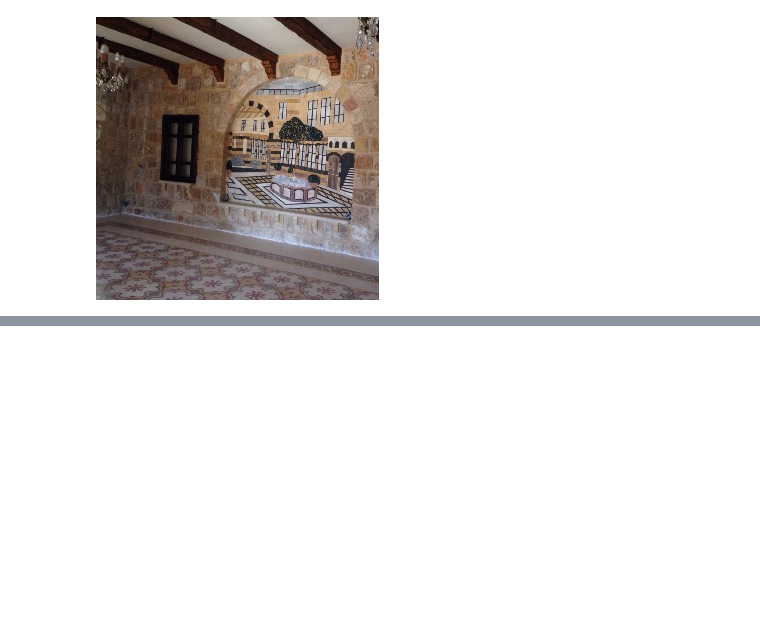
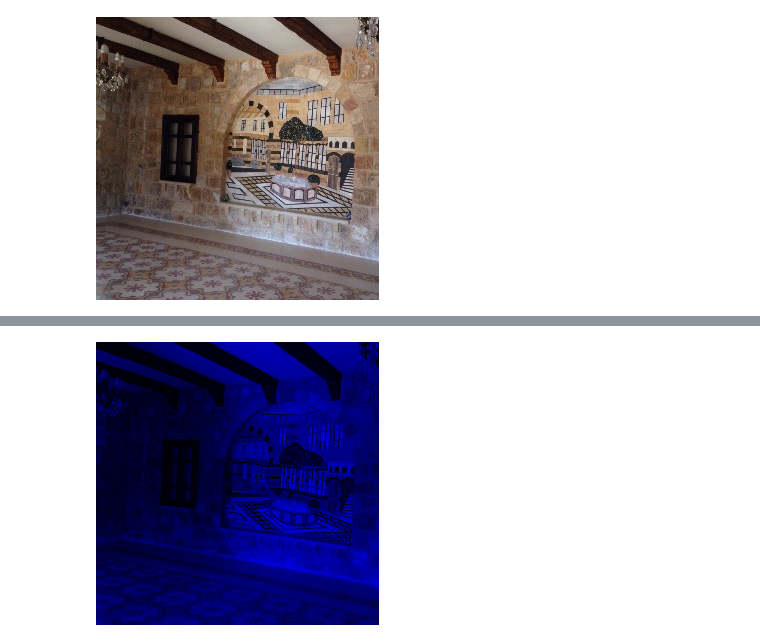
Before and after one commit to amansharma2910/DataScience, a Jupyter notebook: PracticeBooks/02_linear_algebra_julia.ipynb, the cells around one changed output, grey strips where cells are left out. Cells and saved outputs as stored; diff of their text form; code cells hidden in the pictures; blank space fills up the shorter version.

```diff
--- a/PracticeBooks/02_linear_algebra_julia.ipynb
+++ b/PracticeBooks/02_linear_algebra_julia.ipynb
@@ -343,0 +409,5 @@ X = load("./data/khiam-small.jpg")
+# %%
+# Blue component of image (rest two components are zeros)
+RGB.(Z, Z, B)
+# %% [output]
+[figure, added]
```
Also changed, not shown: parts of 39 cells of this notebook.
